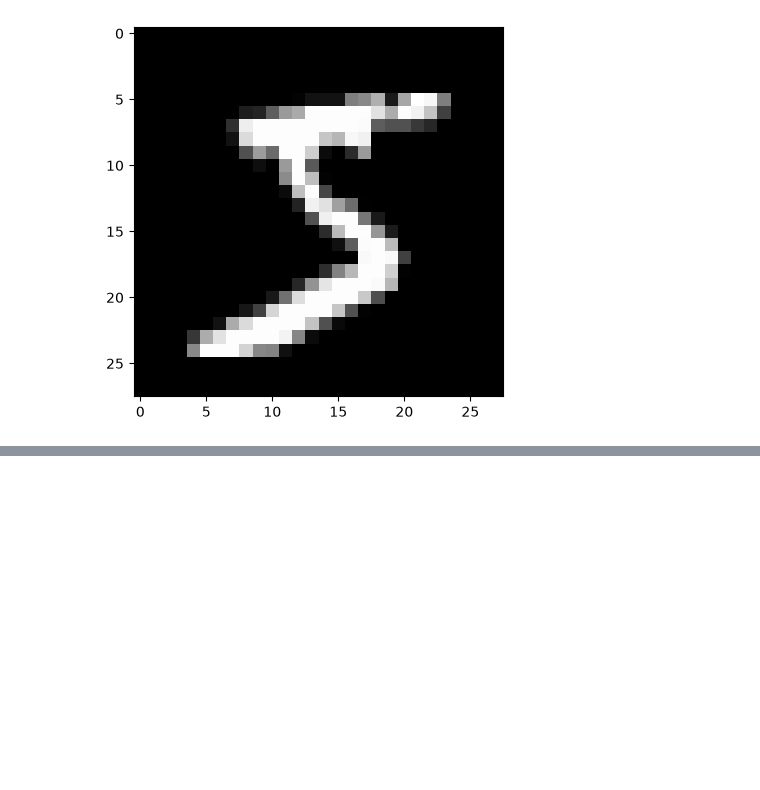
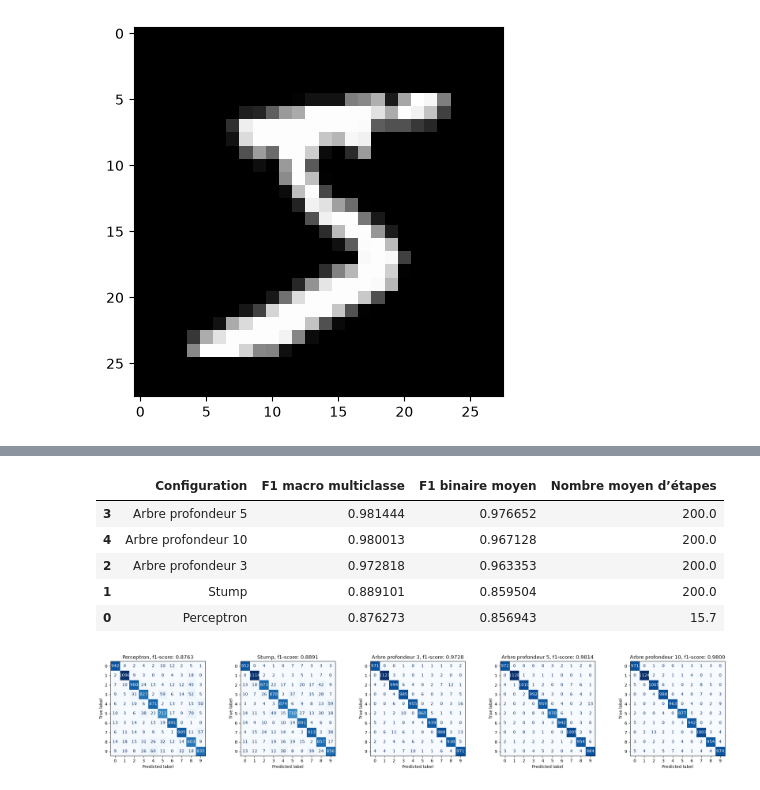
Before and after one commit to vidalaurelien83-hub/DM_vid_car_anne, a Jupyter notebook: notebook/boosting.ipynb, the cells around one changed output, grey strips where cells are left out. Drawn from its saved outputs; the diff is of its cells as text; code cells hidden in the pictures; blank space fills up the shorter version.

```diff
--- a/notebook/boosting.ipynb
+++ b/notebook/boosting.ipynb
@@ -98,0 +125,52 @@ mlp_metrics = metriques(mlp_classifiers, standardize=True)
+# %%
+def scores_un_contre_tous(modeles, X):
+    return np.column_stack([
+        modeles[chiffre].decision_function(X)
+        for chiffre in range(10)
+    ])
+
+def predire_un_contre_tous(modeles, X):
+    return np.argmax(scores_un_contre_tous(modeles, X), axis=1)
+
+resultats_pixels = []
+predictions_pixels = {}
+for nom, modeles in modeles_pixels.items():
+    y_pred = predire_un_contre_tous(modeles, Xtest_pixels)
+    predictions_pixels[nom] = y_pred
+    f1_binaire = np.mean([
+        f1_score(
+            (Ytest_int == chiffre).astype(int),
+            (modeles[chiffre].decision_function(Xtest_pixels) >= 0).astype(int),
+            zero_division=0,
+        )
+        for chiffre in range(10)
+    ])
+    resultats_pixels.append({
+        'Configuration': nom,
+        'F1 macro multiclasse': f1_score(Ytest_int, y_pred, average='macro'),
+        'F1 binaire moyen': f1_binaire,
+        'Nombre moyen d’étapes': np.mean([len(modele.estimators_) for modele in modeles.values()]),
+    })
+
+resultats_pixels = pd.DataFrame(resultats_pixels).sort_values(
+    'F1 macro multiclasse', ascending=False
+)
+display(resultats_pixels)
+
+fig, axes = plt.subplots(1, len(modeles_pixels), figsize=(22, 4))
+for ax, (nom, y_pred) in zip(axes, predictions_pixels.items()):
+    matrice = confusion_matrix(Ytest_int, y_pred, labels=range(10))
+    ConfusionMatrixDisplay(matrice, display_labels=range(10)).plot(
+        ax=ax, cmap='Blues', colorbar=False
+    )
+    ax.set_title(f"{nom}, f1-score: {f1_score(Ytest_int, y_pred, average='macro'):.4f}")
+plt.tight_layout()
+plt.show()
+# %% [output]
+|  | Configuration | F1 macro multiclasse | F1 binaire moyen | Nombre moyen d’étapes |
+| 3 | Arbre profondeur 5 | 0.981444 | 0.976652 | 200.0 |
+| 4 | Arbre profondeur 10 | 0.980013 | 0.967128 | 200.0 |
+| 2 | Arbre profondeur 3 | 0.972818 | 0.963353 | 200.0 |
+| 1 | Stump | 0.889101 | 0.859504 | 200.0 |
+| 0 | Perceptron | 0.876273 | 0.856943 | 15.7 |
+[figure, added]
```
Also changed, not shown: parts of 22 cells of this notebook.
